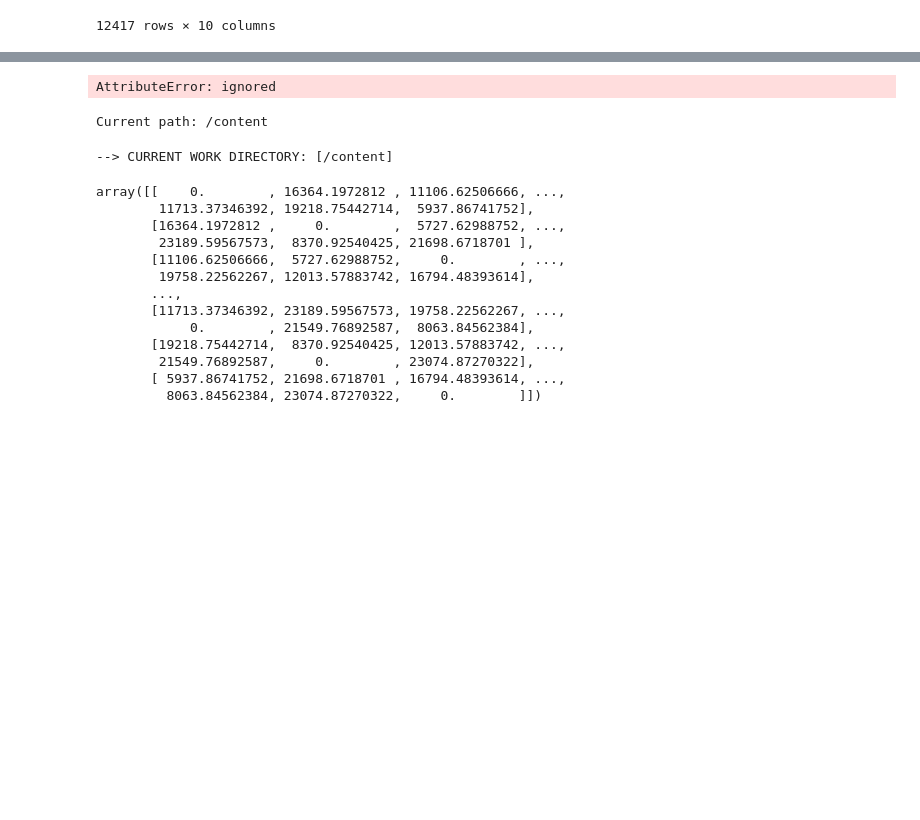
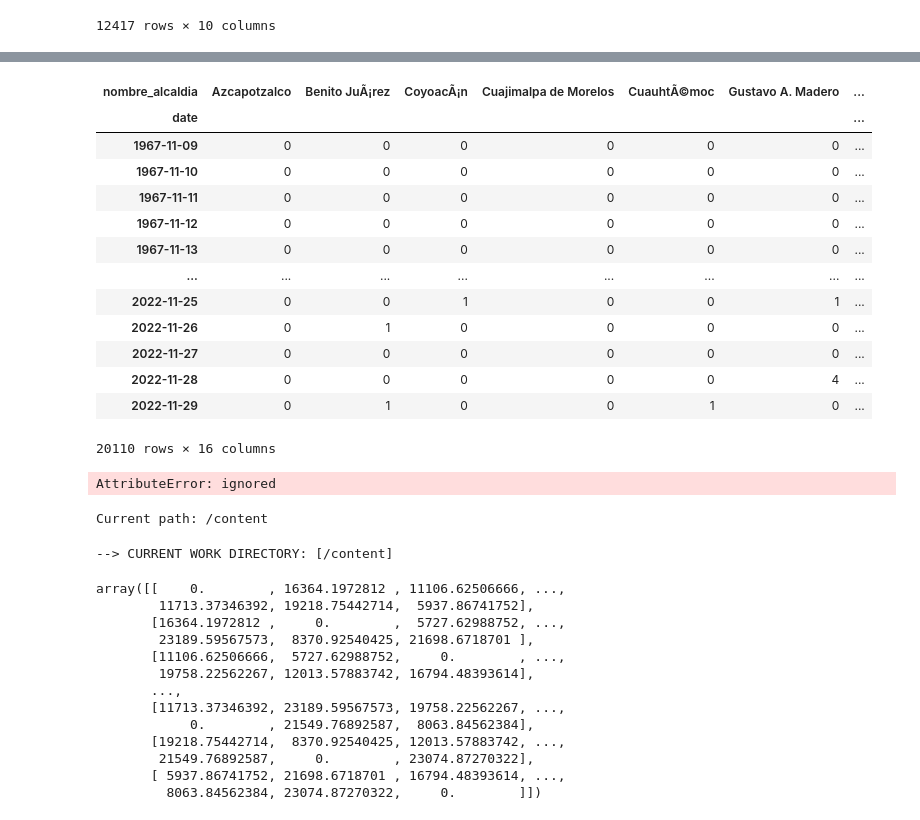
Before and after one commit to Osw1997/tsl, a Jupyter notebook: examples/notebooks/replication_notebook.ipynb, the cells around one changed output, grey strips where cells are left out. Cells and saved outputs as stored; diff of their text form; code cells hidden in the pictures; blank space fills up the shorter version.

```diff
--- a/examples/notebooks/replication_notebook.ipynb
+++ b/examples/notebooks/replication_notebook.ipynb
@@ -119,17 +149,41 @@ dft_groupby
 # %%
 dft = dataset.dataframe().copy()
-# Hay que adaptar la info al formato necesario
-# 1. Conteo a nivel de delegacion por dia y por alcaldia (canal)
-dft.groupby(by=["date", "nombre_alcaldia"])["nombre_alcaldia"].count().unstack(fill_value=0)
-# 2. Obtener oldest, newest date del dataset
-idx = pd.period_range(min(df.date), max(df.date))
-results.reindex(idx, fill_value=0)
-# 3. Crear una tabla multiindex donde el indice horizontal son las fechas
-#    a nivel de dia, con las delegaciones como indice vertical y
-#    el tipo de delito como canal
-# 4. Dado que el indice horizontal no tendra datos todos los dias
-#    sera necesario rellenar tales dias vacios mediante pd.period_range
-# https://stackoverflow.com/questions/47231496/pandas-fill-missing-dates-in-time-series
+dft.columns = dft.columns.get_level_values(0)
+# # Hay que adaptar la info al formato necesario
+# # 1. Conteo a nivel de delegacion por dia y por alcaldia (canal)
+# dft.groupby(by=["date", "nombre_alcaldia"])["nombre_alcaldia"].count().unstack(fill_value=0)
+# # 2. Obtener oldest, newest date del dataset
+# idx = pd.period_range(min(df.date), max(df.date))
+# results.reindex(idx, fill_value=0)
+# # 3. Crear una tabla multiindex donde el indice horizontal son las fechas
+# #    a nivel de dia, con las delegaciones como indice vertical y
+# #    el tipo de delito como canal
+# # 4. Dado que el indice horizontal no tendra datos todos los dias
+# #    sera necesario rellenar tales dias vacios mediante pd.period_range
+# # https://stackoverflow.com/questions/47231496/pandas-fill-missing-dates-in-time-series
+
+# Se rellenan los dias faltantes con ceros
+dftc = dft.value_counts(["date", "nombre_alcaldia"]).unstack(fill_value=0)
+dftc = dftc.set_index(pd.DatetimeIndex(dftc.index))
+dftc = dftc.resample('D').sum()
+dftc
+
+# FILTRAR DATOS A 2017
+# %% [output]
+| nombre_alcaldia | Azcapotzalco | Benito JuÃ¡rez | CoyoacÃ¡n | Cuajimalpa de Morelos | CuauhtÃ©moc | Gustavo A. Madero | ... |
+| date |  |  |  |  |  |  | ... |
+| 1967-11-09 | 0 | 0 | 0 | 0 | 0 | 0 | ... |
+| 1967-11-10 | 0 | 0 | 0 | 0 | 0 | 0 | ... |
+| 1967-11-11 | 0 | 0 | 0 | 0 | 0 | 0 | ... |
+| 1967-11-12 | 0 | 0 | 0 | 0 | 0 | 0 | ... |
+| 1967-11-13 | 0 | 0 | 0 | 0 | 0 | 0 | ... |
+| ... | ... | ... | ... | ... | ... | ... | ... |
+| 2022-11-25 | 0 | 0 | 1 | 0 | 0 | 1 | ... |
+| 2022-11-26 | 0 | 1 | 0 | 0 | 0 | 0 | ... |
+| 2022-11-27 | 0 | 0 | 0 | 0 | 0 | 0 | ... |
+| 2022-11-28 | 0 | 0 | 0 | 0 | 0 | 4 | ... |
+| 2022-11-29 | 0 | 1 | 0 | 0 | 1 | 0 | ... |
+20110 rows × 16 columns
 # %%
 # Organizar la funcion de compute_similarity para considerar delegacion
 # %%
```
Also changed, not shown: parts of 6 cells of this notebook.
